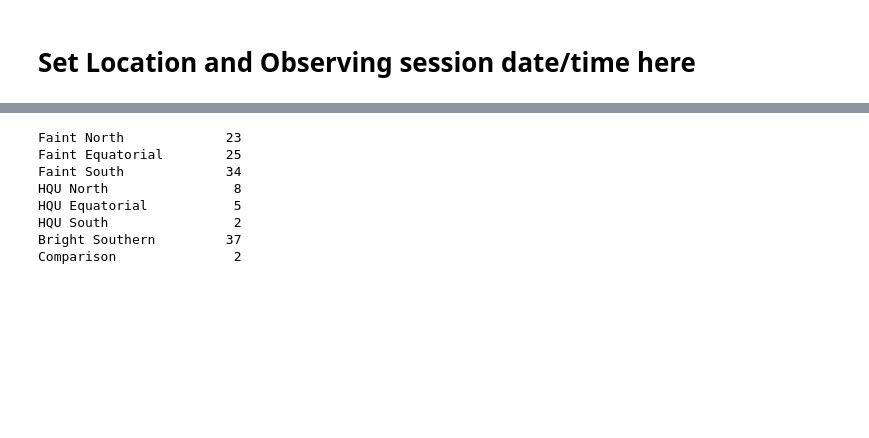
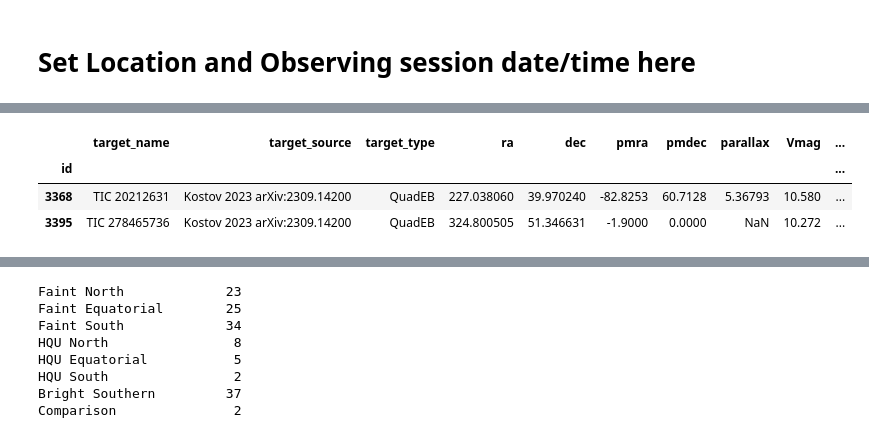
Before and after one commit to CvillePaul/Observation-Planner, a Jupyter notebook: Observation Planner.ipynb, the cells around one changed output, grey strips where cells are left out. Saved outputs shown, nothing was run; the diff lists cells and outputs as text; code cells hidden in the pictures; blank space fills up the shorter version.

```diff
--- a/Observation Planner.ipynb
+++ b/Observation Planner.ipynb
@@ -26,10 +26,11 @@ import pandas as pd
 # %% [markdown]
 # Set Location and Observing session date/time here
 # %%
-observer = ap.Observer.at_site("Gemini North", timezone="US/Hawaii")
+# observer = ap.Observer.at_site("Gemini North", timezone="US/Hawaii")
 # observer = ap.Observer.at_site("lbt", timezone="US/Arizona")
+observer = ap.Observer.at_site("Apache Point Observatory", timezone="US/Mountain")
 
-session_beg, session_end = observer.tonight(Time('2024-02-21', format='iso', scale='utc'), horizon=-6*u.deg)
+session_beg, session_end = observer.tonight(Time('2024-05-28', format='iso', scale='utc'), horizon=-6*u.deg)
 
 #other initial setup stuff
 jd_beg, jd_end = session_beg.jd, session_end.jd
@@ -544,0 +516,31 @@ targets
+# %%
+
+def pipeline(steps=[], initial_df=None, **kwargs):
+    intermediate_df = pd.DataFrame() if initial_df is None else initial_df
+    for step in steps:
+        intermediate_df = step(intermediate_df, **kwargs)
+    return intermediate_df
+
+targets = pipeline([add_targets,
+                    add_tess,
+                    add_coords,
+                    hide_tess,
+                    # hide_cols(prefix="tess"),
+                    # add_speckle,
+                    add_observability,
+                    # add_spectra,
+                    # add_lists,
+                    # add_ephemerides,
+                    ],
+                   None,
+                   conn=conn,
+                   observer=observer,
+                   session_beg=session_beg,
+                   session_end=session_end,
+                   )
+targets[(targets["target_name"] == "TIC 278465736") | (targets["target_name"] == "TIC 20212631")]
+# %% [output]
+|  | target_name | target_source | target_type | ra | dec | pmra | pmdec | parallax | Vmag | ... |
+| id |  |  |  |  |  |  |  |  |  | ... |
+| 3368 | TIC 20212631 | Kostov 2023 arXiv:2309.14200 | QuadEB | 227.038060 | 39.970240 | -82.8253 | 60.7128 | 5.36793 | 10.580 | ... |
+| 3395 | TIC 278465736 | Kostov 2023 arXiv:2309.14200 | QuadEB | 324.800505 | 51.346631 | -1.9000 | 0.0000 | NaN | 10.272 | ... |
```
Also changed, not shown: parts of 7 cells of this notebook.
